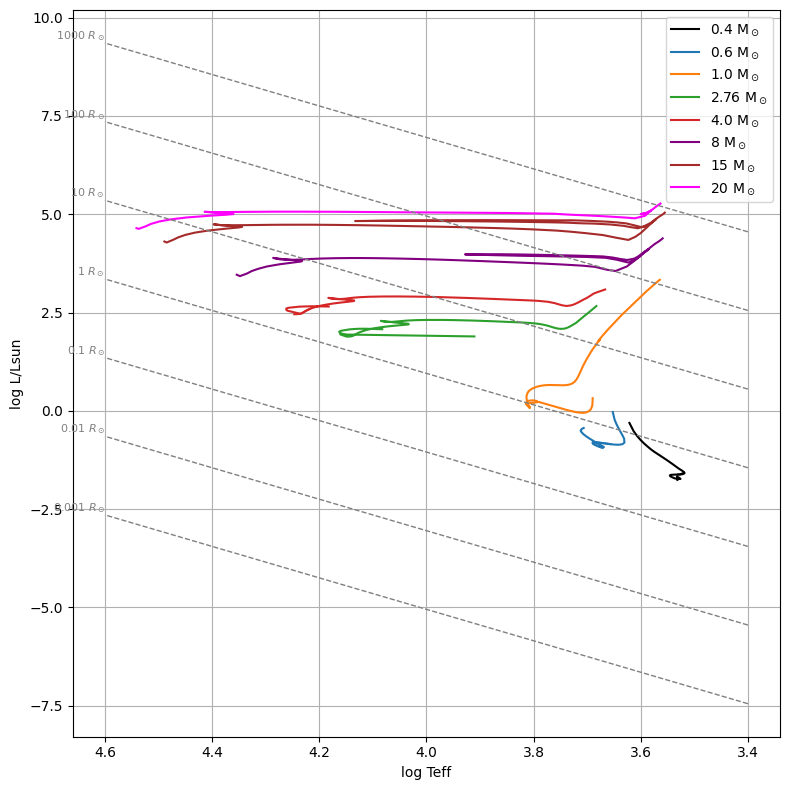
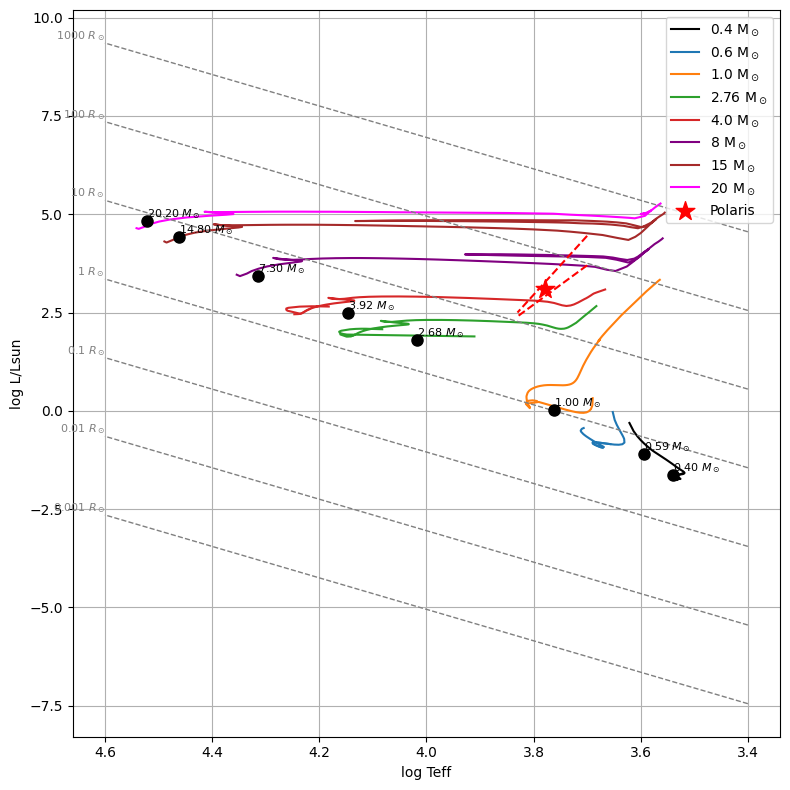
Unified diff of the notebook cell whose output changed from the first chart to the second:
--- before
+++ after
@@ -1,2 +1,6 @@
+# Evolutionary tracks for different masses
+
+
+
 fig, ax = plt.subplots(figsize=(8, 8), tight_layout=True)
 
@@ -14,5 +18,4 @@
     data1 = pd.read_csv(file1, delim_whitespace=True, skiprows=1,
                        names=["N", "Age(Gyr)", "log_Teff", "log_L_Lsun", "Ycore", "Mcore"])
-    # Plot log Teff (x, reversed) vs log L/Lsun (y)
     ax.plot(data1["log_Teff"], data1["log_L_Lsun"], color=colors[file_names.index(name)])
 
@@ -23,5 +26,4 @@
     data2 = pd.read_csv(file2, delim_whitespace=True, skiprows=1,
                        names=["N", "Age(Gyr)", "log_Teff", "log_L_Lsun", "Ycore", "Mcore"])
-    # Plot log Teff (x, reversed) vs log L/Lsun (y)
     ax.plot(data2["log_Teff"], data2["log_L_Lsun"], label=labels[file_names.index(name)], color=colors[file_names.index(name)])
 
@@ -34,10 +36,11 @@
 for fname, label, color in ms_files:
     ms_path = os.path.join(path_to_files, fname)
-    # Skip header row, use whitespace delimiter, and extract logTef and logL columns
     ms_data = pd.read_csv(ms_path, delim_whitespace=True, comment="#", engine="python")
     ax.plot(ms_data["logTef"], ms_data["logL"], label=label, color=color)
-    ms_data.info()
+    # ms_data.info()
 
-# Linie stałego promienia
+
+
+# Stable radii lines
 R_sun = [0.001, 0.01, 0.1, 1, 10, 100, 1000]
 log_Teff_range = np.linspace(3.4, 4.6, 200)  # zakres typowy dla HR diagramu
@@ -48,7 +51,43 @@
     logL = 2 * np.log10(R) + 4 * log_Teff_range - 4 * log_T_sun
     ax.plot(log_Teff_range, logL, '--', color='gray', lw=1)
-    # podpisz linię tylko raz, np. przy log_Teff=4.15
-    idx = -1  # koniec zakresu
+    idx = -1 
     ax.text(log_Teff_range[idx], logL[idx], f"{R} $R_\\odot$", color='gray', fontsize=8, va='bottom', ha='right', rotation=0)
+
+
+
+# MS stars of silimar masses  
+
+sim_path = os.path.join(path_to_files, "similar_masses")
+sim_data = pd.read_csv(sim_path, delim_whitespace=True, comment="#", engine="python")
+
+# Ustal nagłówki kolumn (na podstawie pliku)
+# sim_data.columns = [
+#     "SpT", "Teff", "logT", "BCv", "logL", "Mbol", "R_Rsun", "Mv", "B-V", "Bt-Vt", "G-V", "Bp-Rp", "G-Rp", "M_G",
+#     "b-y", "U-B", "V-Rc", "V-Ic", "V-Ks", "J-H", "H-Ks", "M_J", "M_Ks", "Ks-W1", "W1-W2", "W1-W3", "W1-W4",
+#     "g-r", "i-z", "z-Y", "Msun", "SpT_1"
+# ]
+
+target_masses = [0.4, 0.6, 1.0, 2.76, 4.0, 8, 15, 20]
+
+# Dla każdej masy znajdź najbliższą w tabeli
+for m in target_masses:
+    idx = (sim_data["Msun"] - m).abs().idxmin()
+    row = sim_data.loc[idx]
+    ax.plot(row["logT"], row["logL"], marker="o", color="k", markersize=8, zorder=10)
+    ax.text(row["logT"], row["logL"], f"{row['Msun']:.2f} $M_\\odot$", color="k", fontsize=8, va='bottom', ha='left')
+
+#https://www.pta.edu.pl/pliki/proc/vol13/v13p163.pdf
+#https://www.aanda.org/articles/aa/pdf/2016/07/aa28031-15.pdf
+logT = np.linspace(3.7, 3.83, 100)
+logL_up = -15.0 * (logT - 3.77) + 3.4
+logL_down = -10 * (logT - 3.77) + 3.0
+ax.plot(logT, logL_up, color='red', linestyle='--')
+ax.plot(logT, logL_down, color='red', linestyle='--')
+
+
+logT_polaris = np.log10(6000)   # ~3.78
+logL_polaris = np.log10(1.26e3) # ~3.10
+
+ax.scatter(logT_polaris, logL_polaris, color='red', marker='*', s=200, label='Polaris')
 
 ax.invert_xaxis()  # HR diagram: Teff decreases to the right

Commit: message